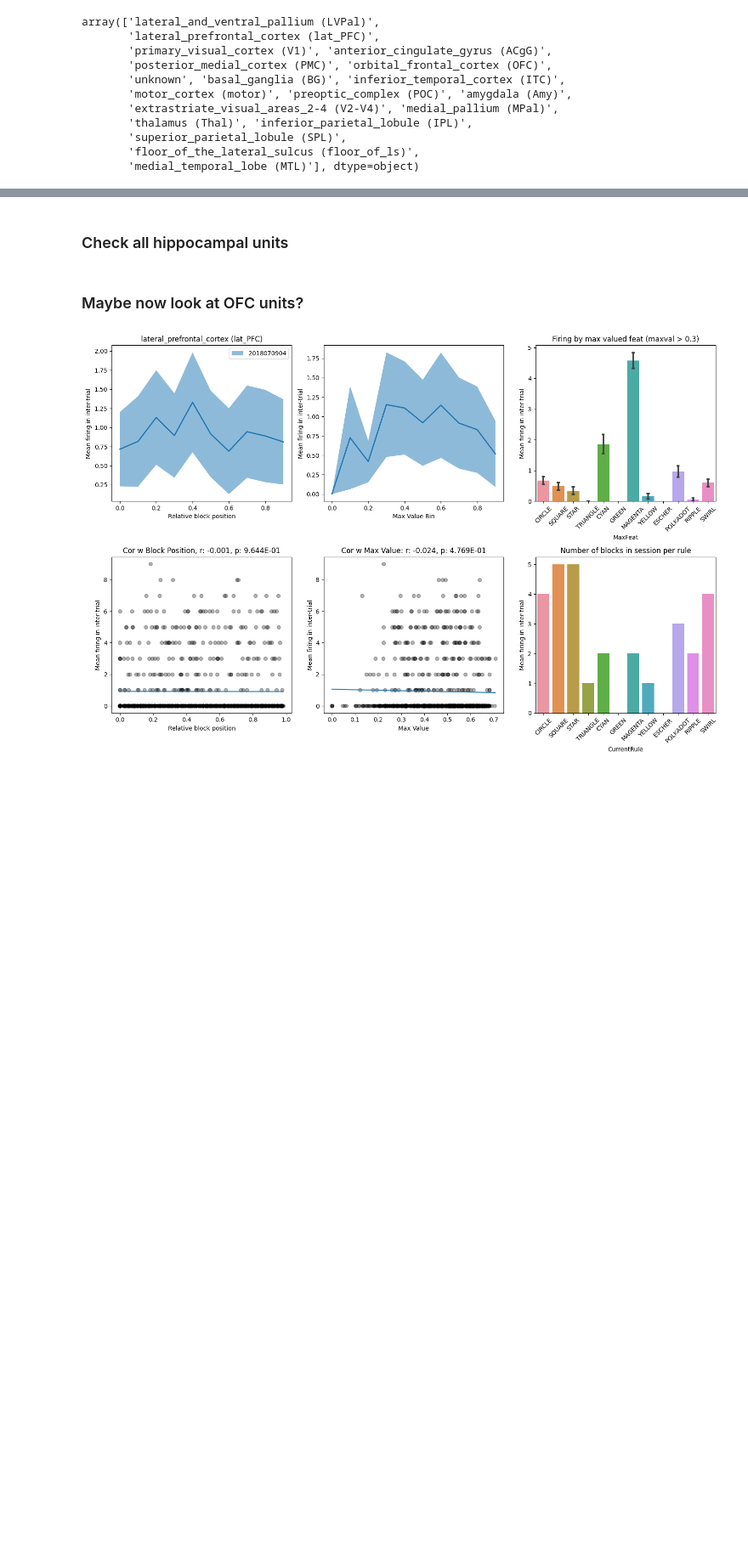
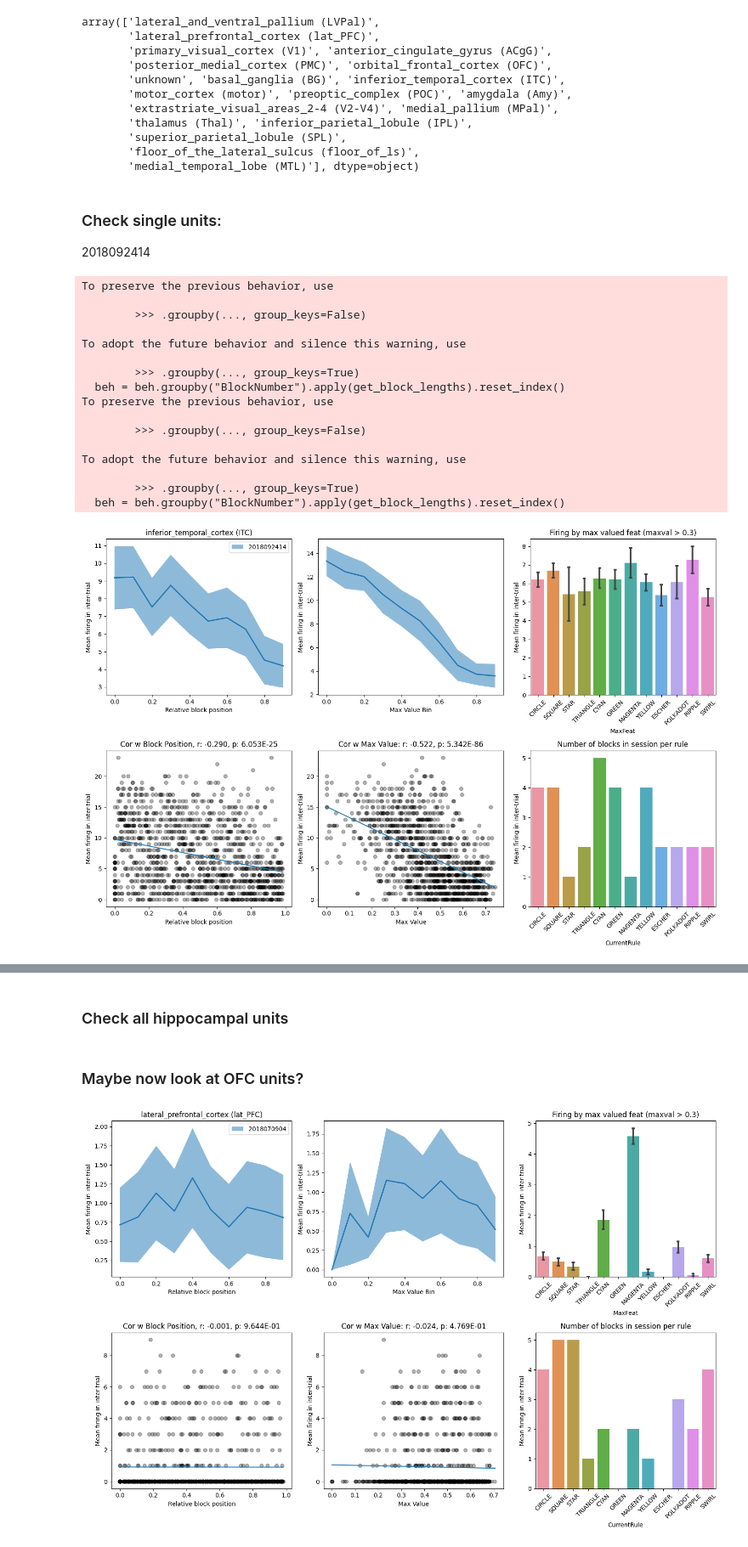
Before and after one commit to pqz317/wcst_decode, a Jupyter notebook: notebooks/20240426_hip_units_by_block_position.ipynb, the cells around one changed output, grey strips where cells are left out. Shown at 85% size. Drawn from its saved outputs; the diff is of its cells as text; code cells hidden in the pictures; blank space fills up the shorter version.

```diff
--- a/notebooks/20240426_hip_units_by_block_position.ipynb
+++ b/notebooks/20240426_hip_units_by_block_position.ipynb
@@ -114,3 +111,29 @@ def visualize_correlations(row):
     ax.set_ylabel("Mean firing in inter-trial")
     ax.set_title("Number of blocks in session per rule")
     fig.tight_layout()
+# %% [markdown]
+### Check single units:
+2018092414
+# %%
+units = [2018092414, 2018092115]
+sub_pos = positions[positions.PseudoUnitID.isin(units)]
+for i, row in sub_pos.iterrows():
+    visualize_correlations(row)
+# %% [output]
+To preserve the previous behavior, use
+
+        >>> .groupby(..., group_keys=False)
+
+To adopt the future behavior and silence this warning, use
+
+        >>> .groupby(..., group_keys=True)
+  beh = beh.groupby("BlockNumber").apply(get_block_lengths).reset_index()
+To preserve the previous behavior, use
+
+        >>> .groupby(..., group_keys=False)
+
+To adopt the future behavior and silence this warning, use
+
+        >>> .groupby(..., group_keys=True)
+  beh = beh.groupby("BlockNumber").apply(get_block_lengths).reset_index()
+[figure, added]
```
Also changed, not shown: parts of 2 cells of this notebook, 2 other files.
